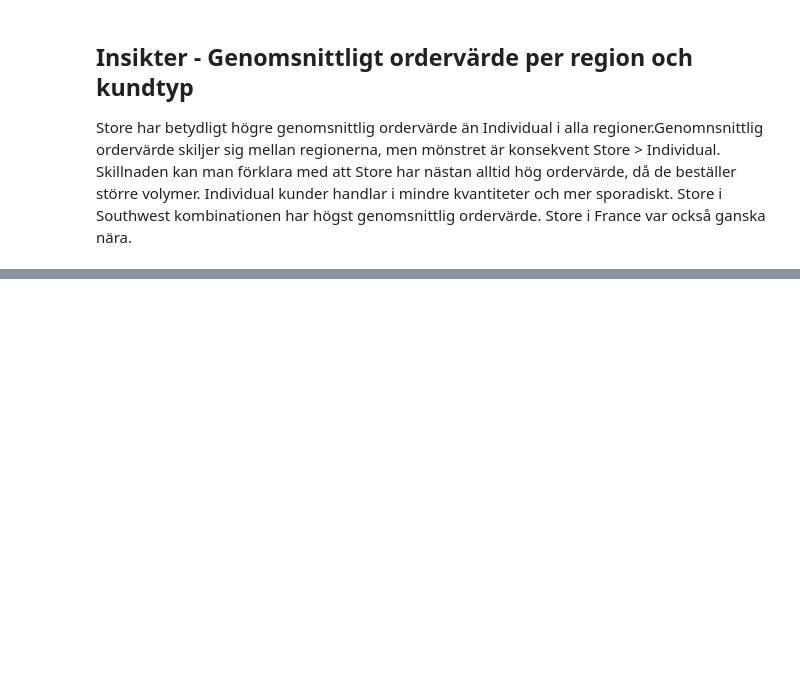
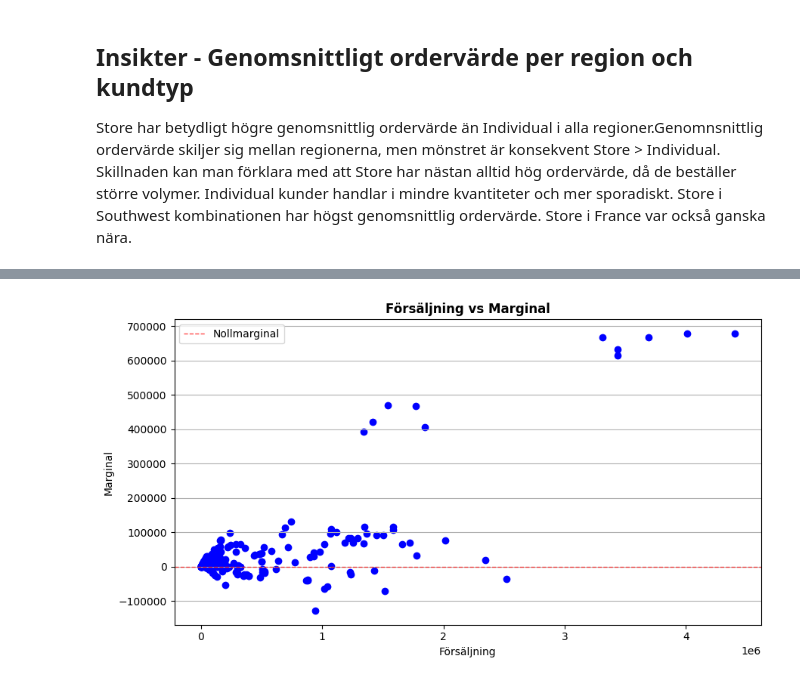
Before and after one commit to janekrajt-tech/AdventureWorks2025, a Jupyter notebook: notebooks/main.ipynb, the cells around one changed output, grey strips where cells are left out. Drawn from its saved outputs; the diff is of its cells as text; code cells hidden in the pictures; blank space fills up the shorter version.

```diff
--- a/notebooks/main.ipynb
+++ b/notebooks/main.ipynb
@@ -501,0 +621,28 @@ Store har betydligt högre genomsnittlig ordervärde än Individual i alla regio
+# %%
+query_vis8 = """
+SELECT
+    p.ProductID AS ProduktID,
+    p.Name as ProduktNamn,
+    SUM(sod.LineTotal) AS Försäljning,
+    SUM((sod.UnitPrice - p.StandardCost) * sod.OrderQty) AS  Marginal,
+    100 * SUM(sod.LineTotal - (p.StandardCost * sod.OrderQty)) / SUM(sod.LineTotal) AS MarginalProcent
+FROM Sales.SalesOrderDetail sod
+INNER JOIN Sales.SalesOrderHeader soh ON sod.SalesOrderID = soh.SalesOrderID
+INNER JOIN Production.Product p ON sod.ProductID = p.ProductID
+GROUP BY P.ProductID, p.Name
+ORDER BY Marginal DESC
+
+"""
+df_vis8 = query_df(query_vis8)
+fig, ax = plt.subplots(figsize=(9,5))
+ax.scatter(df_vis8['Försäljning'], df_vis8['Marginal'], color='blue')
+ax.set_title('Försäljning vs Marginal',fontweight='bold',fontsize=12)
+ax.set_xlabel('Försäljning',fontsize=10)
+ax.set_ylabel('Marginal', fontsize=10)
+ax.axhline(0, color='red', linewidth=1, linestyle='--', label='Nollmarginal', alpha=0.7)
+ax.legend()
+plt.grid(axis='y')
+plt.tight_layout()
+plt.show()
+# %% [output]
+[figure, added]
```
Also changed, not shown: parts of 10 cells of this notebook, 5 other files.
